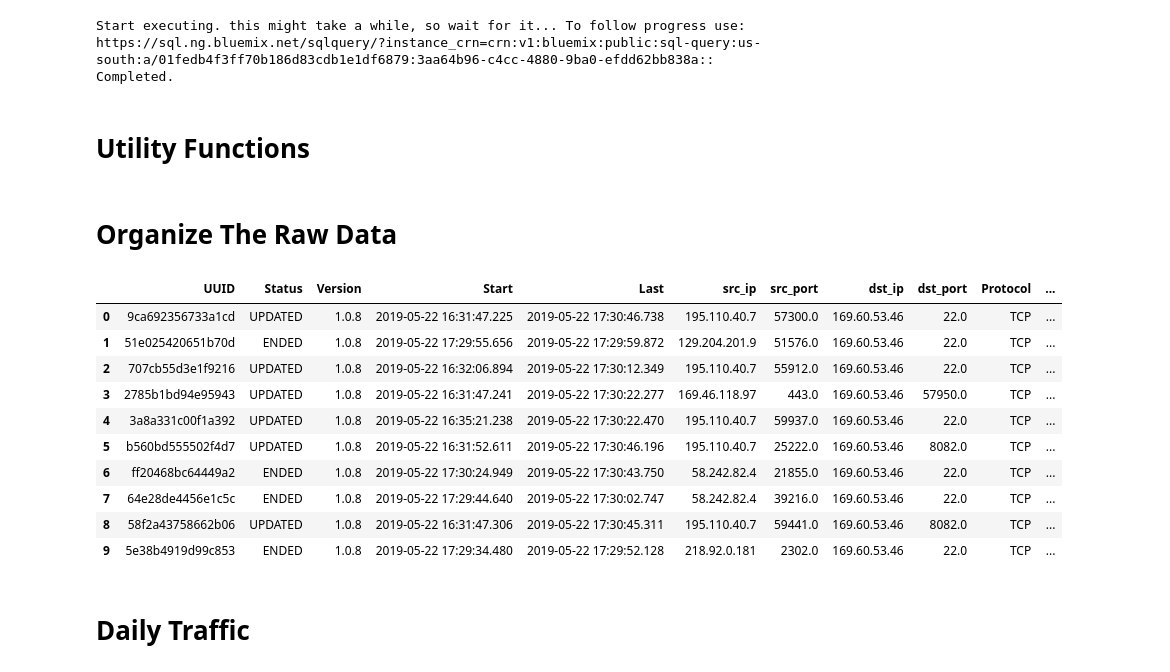
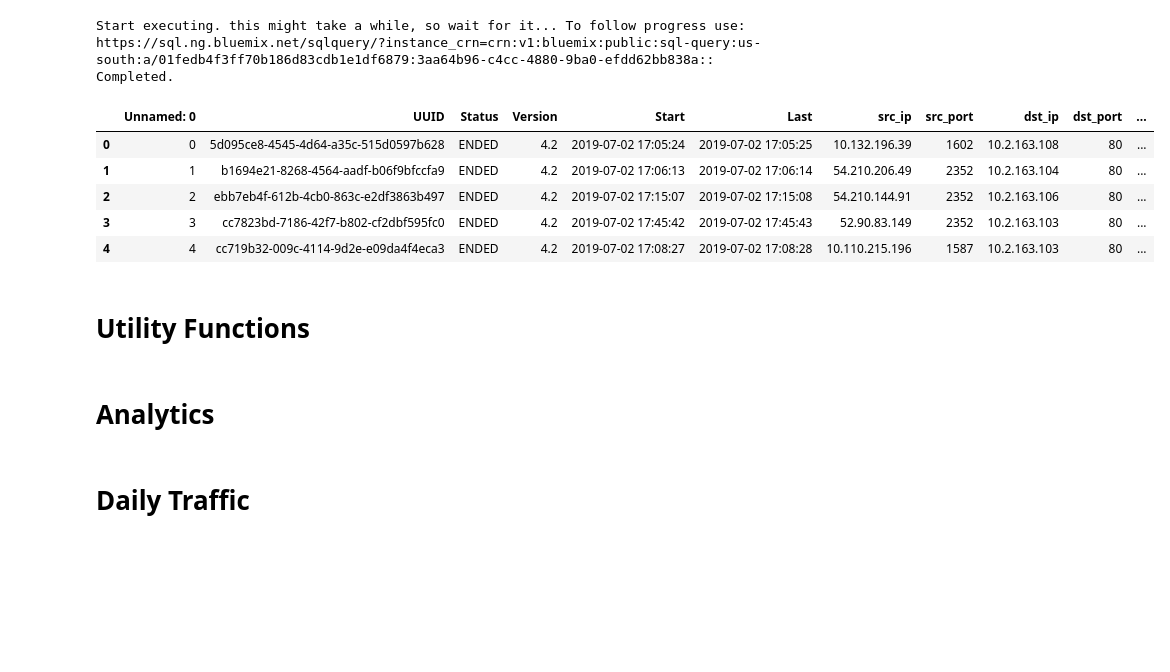
Before and after one commit to tomerlangeibm/Analytics, a Jupyter notebook: VPC Flow Logs Analytics.ipynb, the cells around one changed output. Drawn from its saved outputs; the diff is of its cells as text; code cells hidden in the pictures; blank space fills up the shorter version.

```diff
--- a/VPC Flow Logs Analytics.ipynb
+++ b/VPC Flow Logs Analytics.ipynb
@@ -83,6 +89,33 @@ cos.download_file(Bucket=credentials['BUCKET'], Key='ts.csv', Filename='ts.csv')
 
 ext_data = pd.read_csv('ts.csv')
 ext_data = ext_data.rename(columns={"met_val": "Ext_data"})
+# %%
+import types
+
+def __iter__(self): return 0
+
+# @hidden_cell
+# The following code accesses a file in your IBM Cloud Object Storage. It includes your credentials.
+# You might want to remove those credentials before you share the notebook.
+client_f391fb1040284eb4a7dcb9a54e69405b = ibm_boto3.client(service_name='s3',
+    ibm_api_key_id='pnJqEzaqHNnEow7rwz_MeXU-OgB_rTWdpfoGYdIgJ04N',
+    ibm_auth_endpoint="https://iam.ng.bluemix.net/oidc/token",
+    config=Config(signature_version='oauth'),
+    endpoint_url='https://s3-api.us-geo.objectstorage.service.networklayer.com')
+
+body = client_f391fb1040284eb4a7dcb9a54e69405b.get_object(Bucket='analytics-donotdelete-pr-hlnupjfgg1kqzy',Key='art.csv')['Body']
+# add missing __iter__ method, so pandas accepts body as file-like object
+if not hasattr(body, "__iter__"): body.__iter__ = types.MethodType( __iter__, body )
+
+art_df = pd.read_csv(body)
+art_df = art_df.astype({'Start': 'datetime64[ms]','Last': 'datetime64[ms]',})
+# %% [output]
+|  | Unnamed: 0 | UUID | Status | Version | Start | Last | src_ip | src_port | dst_ip | dst_port | ... |
+| 0 | 0 | 5d095ce8-4545-4d64-a35c-515d0597b628 | ENDED | 4.2 | 2019-07-02 17:05:24 | 2019-07-02 17:05:25 | 10.132.196.39 | 1602 | 10.2.163.108 | 80 | ... |
+| 1 | 1 | b1694e21-8268-4564-aadf-b06f9bfccfa9 | ENDED | 4.2 | 2019-07-02 17:06:13 | 2019-07-02 17:06:14 | 54.210.206.49 | 2352 | 10.2.163.104 | 80 | ... |
+| 2 | 2 | ebb7eb4f-612b-4cb0-863c-e2df3863b497 | ENDED | 4.2 | 2019-07-02 17:15:07 | 2019-07-02 17:15:08 | 54.210.144.91 | 2352 | 10.2.163.106 | 80 | ... |
+| 3 | 3 | cc7823bd-7186-42f7-b802-cf2dbf595fc0 | ENDED | 4.2 | 2019-07-02 17:45:42 | 2019-07-02 17:45:43 | 52.90.83.149 | 2352 | 10.2.163.103 | 80 | ... |
+| 4 | 4 | cc719b32-009c-4114-9d2e-e09da4f4eca3 | ENDED | 4.2 | 2019-07-02 17:08:27 | 2019-07-02 17:08:28 | 10.110.215.196 | 1587 | 10.2.163.103 | 80 | ... |
 # %% [markdown]
 # Utility Functions
 # %%
@@ -321,30 +355,8 @@ def cnn_anomaly_detection(train_set, test_set, train_labels, test_labels, max_ep
         score = mean_squared_error(pred, np.reshape(test_labels.values, len(test_labels.index)))
         print("Done. Averaged test loss: %f" % score)
     return pred
-# %% [markdown]
-# Organize The Raw Data
-# %%
-flowlogs_df = result_df.astype({'Start': 'datetime64[ms]','Last': 'datetime64[ms]',})
-flowlogs_df = flowlogs_df.drop_duplicates()
-
-# Artificially add an Action field, which gets an ACCEPTED value when dst_port=22. To be removed in the future
-flowlogs_df['Action'] = np.where(flowlogs_df['dst_port']!=22.0, 'ACCEPTED', 'REJECTED')
-flowlogs_df['Total_Packets'] = flowlogs_df['ABPackets'] + flowlogs_df['BAPackets']
-flowlogs_df['Total_Bytes'] = flowlogs_df['ABBytes'] + flowlogs_df['BABytes']
-
-flowlogs_df.head(10)
-# %% [output]
-|  | UUID | Status | Version | Start | Last | src_ip | src_port | dst_ip | dst_port | Protocol | ... |
-| 0 | 9ca692356733a1cd | UPDATED | 1.0.8 | 2019-05-22 16:31:47.225 | 2019-05-22 17:30:46.738 | 195.110.40.7 | 57300.0 | 169.60.53.46 | 22.0 | TCP | ... |
-| 1 | 51e025420651b70d | ENDED | 1.0.8 | 2019-05-22 17:29:55.656 | 2019-05-22 17:29:59.872 | 129.204.201.9 | 51576.0 | 169.60.53.46 | 22.0 | TCP | ... |
-| 2 | 707cb55d3e1f9216 | UPDATED | 1.0.8 | 2019-05-22 16:32:06.894 | 2019-05-22 17:30:12.349 | 195.110.40.7 | 55912.0 | 169.60.53.46 | 22.0 | TCP | ... |
-| 3 | 2785b1bd94e95943 | UPDATED | 1.0.8 | 2019-05-22 16:31:47.241 | 2019-05-22 17:30:22.277 | 169.46.118.97 | 443.0 | 169.60.53.46 | 57950.0 | TCP | ... |
-| 4 | 3a8a331c00f1a392 | UPDATED | 1.0.8 | 2019-05-22 16:35:21.238 | 2019-05-22 17:30:22.470 | 195.110.40.7 | 59937.0 | 169.60.53.46 | 22.0 | TCP | ... |
-| 5 | b560bd555502f4d7 | UPDATED | 1.0.8 | 2019-05-22 16:31:52.611 | 2019-05-22 17:30:46.196 | 195.110.40.7 | 25222.0 | 169.60.53.46 | 8082.0 | TCP | ... |
-| 6 | ff20468bc64449a2 | ENDED | 1.0.8 | 2019-05-22 17:30:24.949 | 2019-05-22 17:30:43.750 | 58.242.82.4 | 21855.0 | 169.60.53.46 | 22.0 | TCP | ... |
-| 7 | 64e28de4456e1c5c | ENDED | 1.0.8 | 2019-05-22 17:29:44.640 | 2019-05-22 17:30:02.747 | 58.242.82.4 | 39216.0 | 169.60.53.46 | 22.0 | TCP | ... |
-| 8 | 58f2a43758662b06 | UPDATED | 1.0.8 | 2019-05-22 16:31:47.306 | 2019-05-22 17:30:45.311 | 195.110.40.7 | 59441.0 | 169.60.53.46 | 8082.0 | TCP | ... |
-| 9 | 5e38b4919d99c853 | ENDED | 1.0.8 | 2019-05-22 17:29:34.480 | 2019-05-22 17:29:52.128 | 218.92.0.181 | 2302.0 | 169.60.53.46 | 22.0 | TCP | ... |
+# %% [markdown]
+# Analytics
 # %% [markdown]
 # Daily Traffic
 # %%
```
Also changed, not shown: parts of 15 cells of this notebook.
